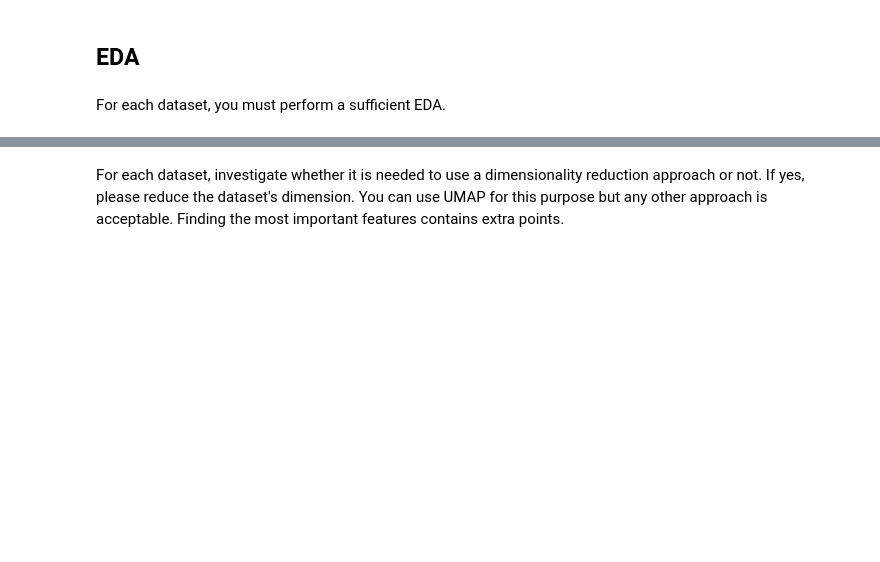
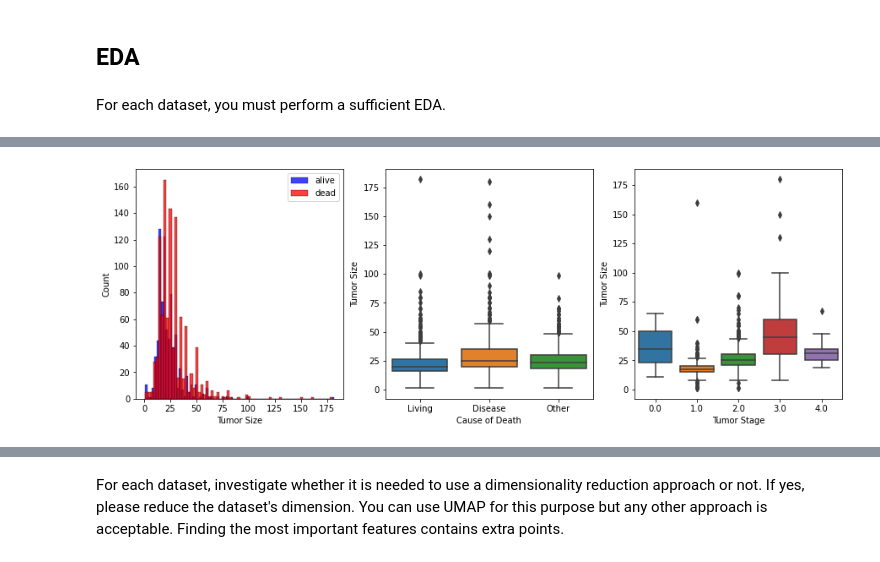
Before and after one commit to ckoorosh/ML-Project-Fall22, a Jupyter notebook: ML_Project.ipynb, the cells around one changed output, grey strips where cells are left out. Cells and saved outputs as stored; diff of their text form; code cells hidden in the pictures; blank space fills up the shorter version.

```diff
--- a/ML_Project.ipynb
+++ b/ML_Project.ipynb
@@ -105,0 +224,26 @@ clinical_dataset.describe()
+# %%
+# Survival vs Size
+fig, ax = plt.subplots(1, 3, figsize=(15,5))
+
+# Distibution of dead and alive according to size
+sns.histplot(clinical.loc[:,"tumor_size"][clinical["overall_survival"]==1],
+            color='b', ax=ax[0], label='alive')
+sns.histplot(clinical.loc[:,"tumor_size"][clinical["overall_survival"]==0],
+            color='r', ax=ax[0], label='dead')
+ax[0].set_xlabel("Tumor Size")
+ax[0].legend()
+
+# Box plot of the death vause vs size
+sns.boxplot(x='death_from_cancer', y='tumor_size', orient='v',
+            data=clinical, ax=ax[1])
+ax[1].set_ylabel("Tumor Size")
+ax[1].set_xlabel("Cause of Death")
+
+sns.boxplot(x='tumor_stage', y='tumor_size', orient='v',
+            data=clinical, ax=ax[2])
+ax[2].set_ylabel("Tumor Size")
+ax[2].set_xlabel("Tumor Stage")
+
+plt.show()
+# %% [output]
+[figure, added]
```
Also changed, not shown: parts of 108 cells of this notebook, 13 other files.
